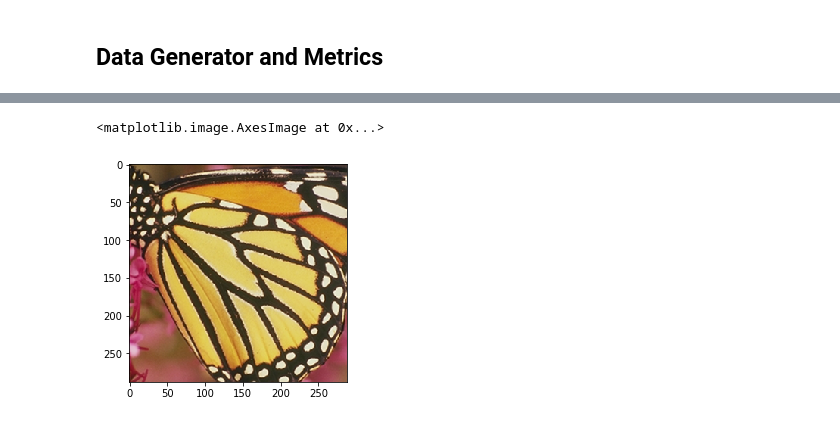
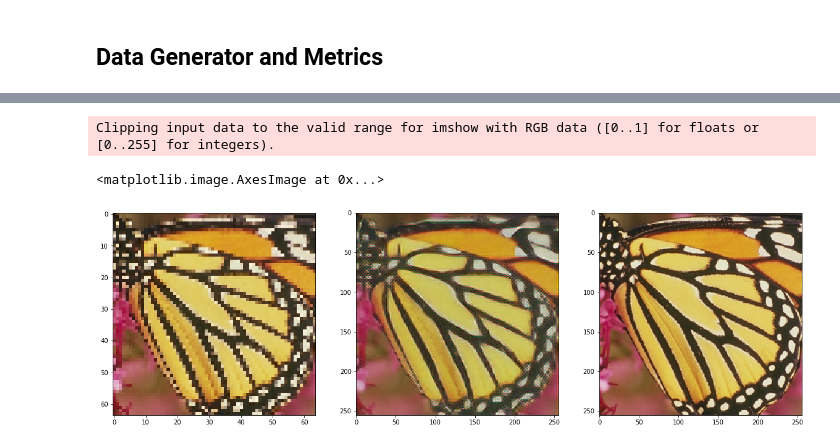
Before and after one commit to rajatdv/SuperResolution-with-Perceptual-loss, a Jupyter notebook: SR-4X.ipynb, the cells around one changed output, grey strips where cells are left out. Saved outputs shown, nothing was run; the diff lists cells and outputs as text; code cells hidden in the pictures.

```diff
--- a/SR-4X.ipynb
+++ b/SR-4X.ipynb
@@ -181,3 +179,13 @@ def randomHorizontalFlip(img1,img2, u=0.5):
+# %%
+def randomCrop(img):
+    global input_size
+    h=input_size*4
+    assert img.shape[0] >= h
+    assert img.shape[1] >= h
+    x = random.randint(0, img.shape[1] - h)
+    y = random.randint(0, img.shape[0] - h)
+    img = img[y:y+h, x:x+h]
+    return img
 # %%
 def train_generator():
     global batch_size
@@ -191,11 +199,11 @@ def train_generator():
             for i,ids in enumerate(ids_train_batch):
                 img = cv2.imread(ids)
                 img = cv2.cvtColor(img, cv2.COLOR_BGR2RGB)
-                img1 = cv2.resize(img, (input_size, input_size),interpolation=cv2.INTER_CUBIC)
-                img2 = cv2.resize(img, (input_size*4, input_size*4),interpolation=cv2.INTER_CUBIC)
-                img1,img2 = randomHorizontalFlip(img1,img2)
+                tar = randomCrop(img)
+                tar = randomHorizontalFlip(tar)
+                img1 = cv2.resize(tar, (input_size, input_size),interpolation=cv2.INTER_CUBIC)
                 x_batch.append(img1)
-                y_batch.append(img2)
+                y_batch.append(tar)
             x_batch = np.array(x_batch, np.float32) / 255.
             y_batch = np.array(y_batch, np.float32) / 255.
             yield x_batch, y_batch
@@ -278,3 +285,3 @@ Epoch 10/10
 # %%
-sr_model=fit(sr_model,15)
+sr_model=fit(sr_model,10)
 # %% [output]
@@ -298,2 +307,0 @@ Epoch 15/15
-# %%
-sr_model=fit(sr_model,15)
@@ -332,7 +312,12 @@ plt.imshow(pred[0])
-# %%
-plt.imshow(hlr/255.)
-# %% [output]
-<matplotlib.image.AxesImage at 0x...>
-[figure, removed]
+# %%
+_,axs=plt.subplots(1,3,figsize=(20,20))
+ax=axs.flat
+ax[0].imshow(tlr[0]/255.)
+ax[1].imshow(pred[0])
+ax[2].imshow(hlr/255.)
+# %% [output]
+Clipping input data to the valid range for imshow with RGB data ([0..1] for floats or [0..255] for integers).
+<matplotlib.image.AxesImage at 0x...>
+[figure, added]
 # %%
 K.models.save_model(sr_model,'sr_final.h5',include_optimizer=False)
```
Also changed, not shown: parts of 17 cells of this notebook, 2 other files.
